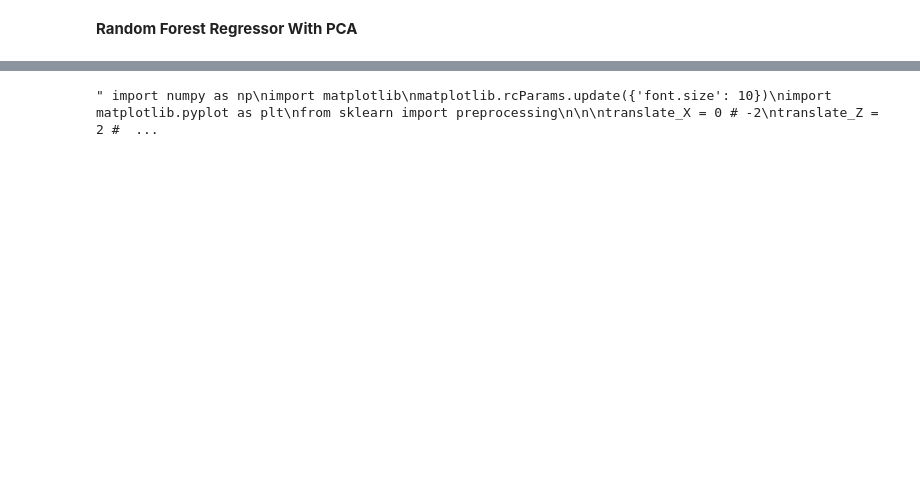
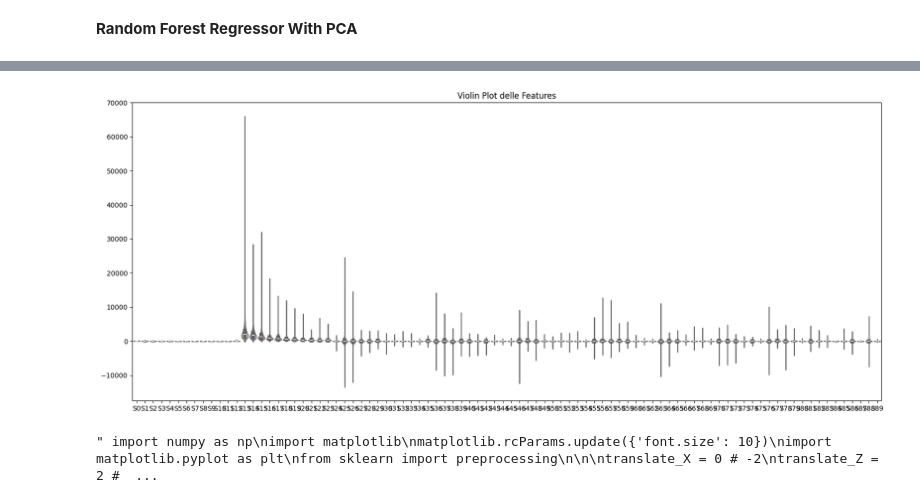
Before and after one commit to AndreaAccornero/DataAnalyticsProject, a Jupyter notebook: Training_Module/prova.ipynb, the cells around one changed output, grey strips where cells are left out. Cells and saved outputs as stored; diff of their text form; code cells hidden in the pictures; blank space fills up the shorter version.

```diff
--- a/Training_Module/prova.ipynb
+++ b/Training_Module/prova.ipynb
@@ -266,3 +317,13 @@ R-squared with PCA: 0.057093059310901695
+# %%
+import seaborn as sns
+import matplotlib.pyplot as plt
+
+plt.figure(figsize=(20, 8))
+sns.violinplot(data=X, palette="Set3")
+plt.title('Violin Plot delle Features')
+plt.show()
+# %% [output]
+[figure, added]
 # %%
 """ import numpy as np
 import matplotlib
```
Also changed, not shown: parts of 5 cells of this notebook, 1 other file.
